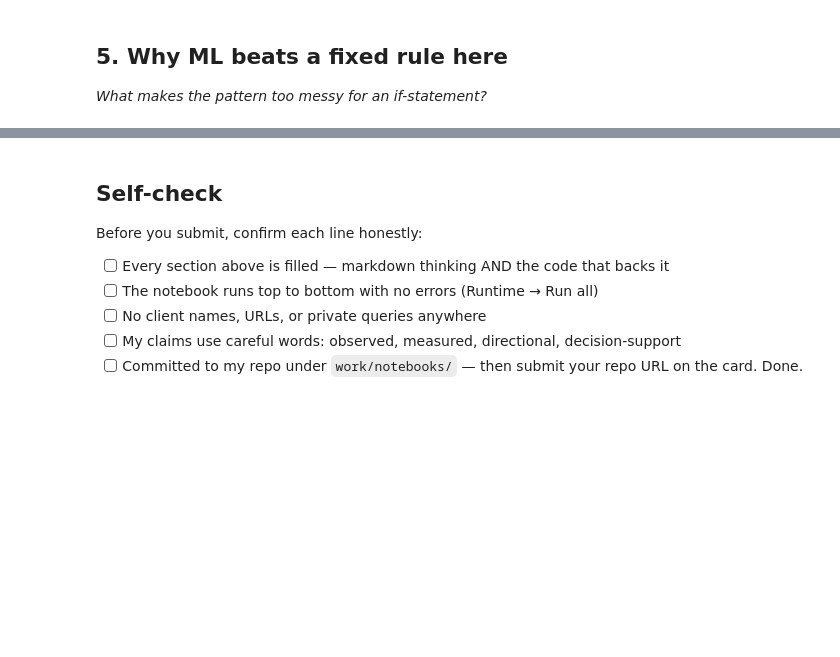
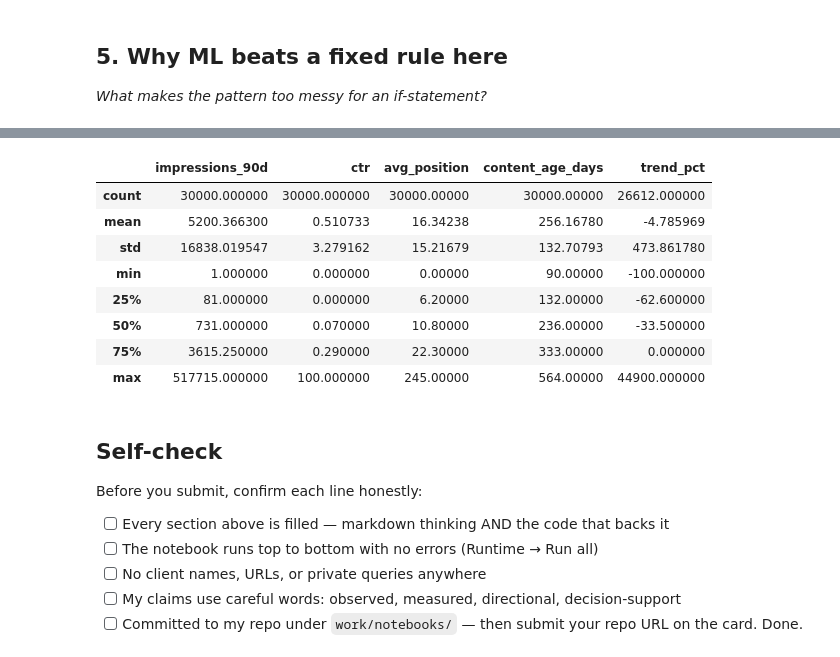
Before and after one commit to bosywahab818-a11y/flyrank-ml-internship-bouthina, a Jupyter notebook: work/notebooks/w02_ml_task_framing.ipynb, the cells around one changed output, grey strips where cells are left out. Saved outputs shown, nothing was run; the diff lists cells and outputs as text; code cells hidden in the pictures; blank space fills up the shorter version.

```diff
--- a/work/notebooks/w02_ml_task_framing.ipynb
+++ b/work/notebooks/w02_ml_task_framing.ipynb
@@ -44,3 +148,21 @@ This skeleton is yours to fill. Work the sections **in order** — each one has
+# %%
+df[[
+    "impressions_90d",
+    "ctr",
+    "avg_position",
+    "content_age_days",
+    "trend_pct"
+]].describe()
+# %% [output]
+|  | impressions_90d | ctr | avg_position | content_age_days | trend_pct |
+| count | 30000.000000 | 30000.000000 | 30000.00000 | 30000.00000 | 26612.000000 |
+| mean | 5200.366300 | 0.510733 | 16.34238 | 256.16780 | -4.785969 |
+| std | 16838.019547 | 3.279162 | 15.21679 | 132.70793 | 473.861780 |
+| min | 1.000000 | 0.000000 | 0.00000 | 90.00000 | -100.000000 |
+| 25% | 81.000000 | 0.000000 | 6.20000 | 132.00000 | -62.600000 |
+| 50% | 731.000000 | 0.070000 | 10.80000 | 236.00000 | -33.500000 |
+| 75% | 3615.250000 | 0.290000 | 22.30000 | 333.00000 | 0.000000 |
+| max | 517715.000000 | 100.000000 | 245.00000 | 564.00000 | 44900.000000 |
 # %% [markdown]
 ## Self-check
 
```
Also changed, not shown: parts of 9 cells of this notebook.
